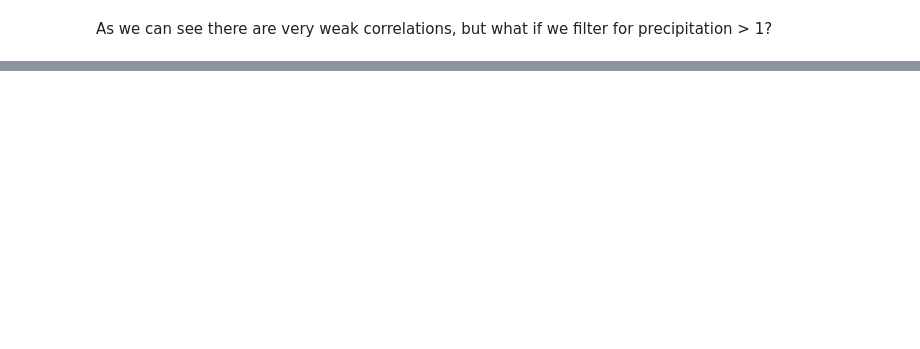
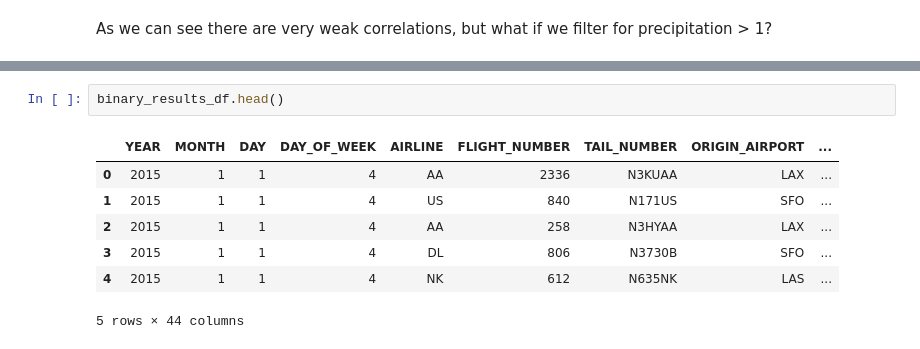
Before and after one commit to Neyhar/CIS-545-Final-Project, a Jupyter notebook: FinalProject.ipynb, the cells around one changed output, grey strips where cells are left out. Saved outputs shown, nothing was run; the diff lists cells and outputs as text; blank space fills up the shorter version.

```diff
--- a/FinalProject.ipynb
+++ b/FinalProject.ipynb
@@ -350,0 +367,10 @@ HYPOTHESIS 1
+# %%
+binary_results_df.head()
+# %% [output]
+|  | YEAR | MONTH | DAY | DAY_OF_WEEK | AIRLINE | FLIGHT_NUMBER | TAIL_NUMBER | ORIGIN_AIRPORT | ... |
+| 0 | 2015 | 1 | 1 | 4 | AA | 2336 | N3KUAA | LAX | ... |
+| 1 | 2015 | 1 | 1 | 4 | US | 840 | N171US | SFO | ... |
+| 2 | 2015 | 1 | 1 | 4 | AA | 258 | N3HYAA | LAX | ... |
+| 3 | 2015 | 1 | 1 | 4 | DL | 806 | N3730B | SFO | ... |
+| 4 | 2015 | 1 | 1 | 4 | NK | 612 | N635NK | LAS | ... |
+5 rows × 44 columns
```
Also changed, not shown: parts of 27 cells of this notebook.
